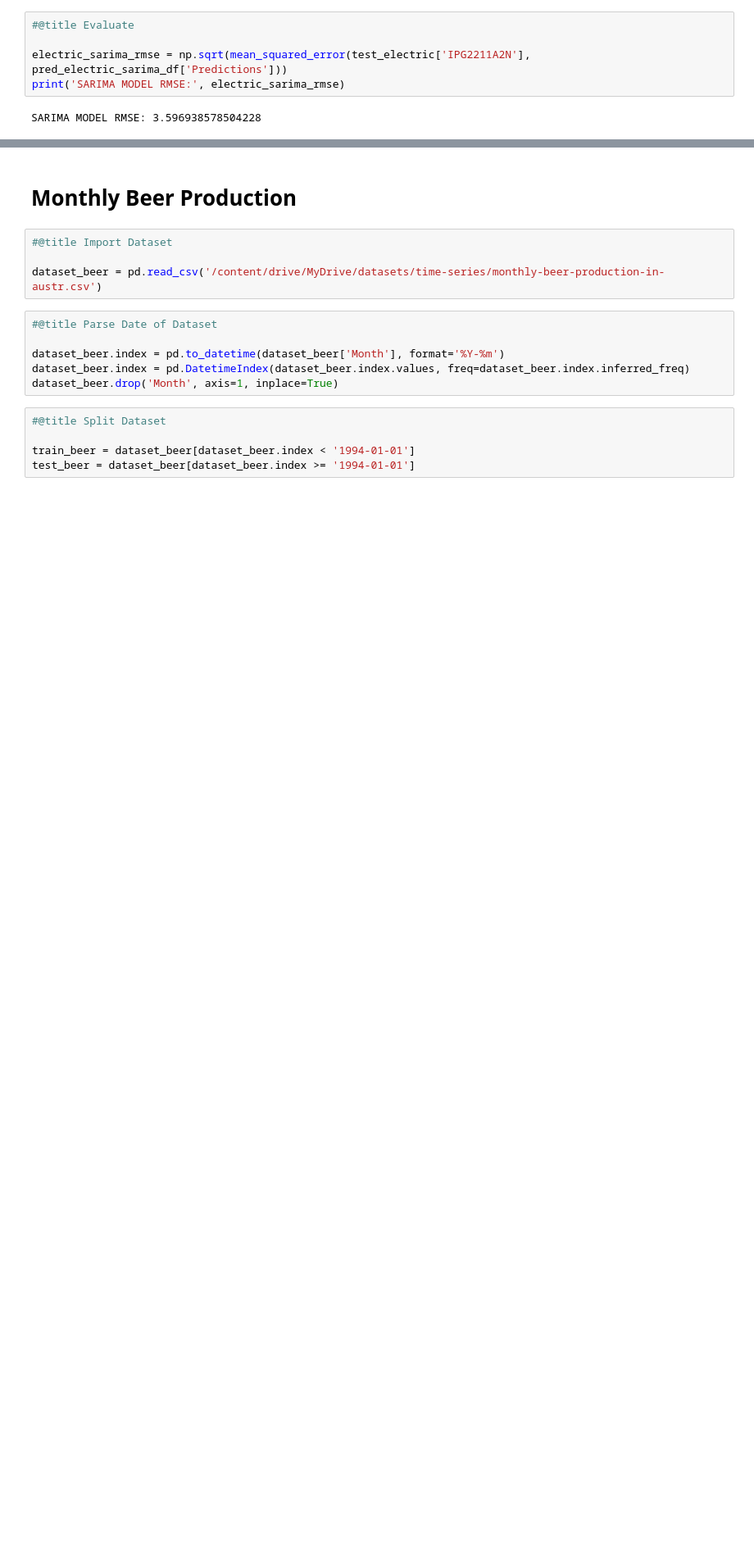
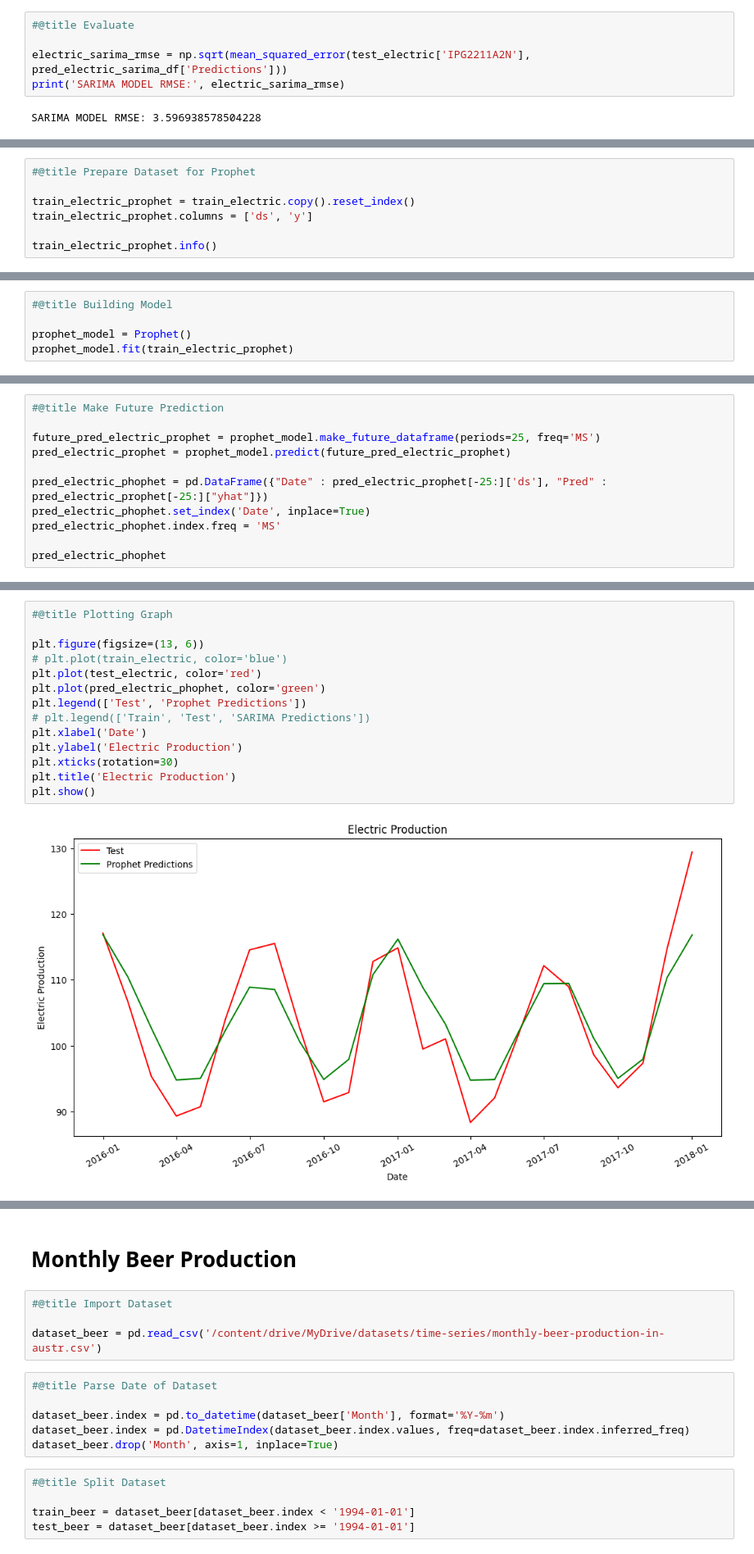
Before and after one commit to bluepsm/time-series-forecasting, a Jupyter notebook: time_series_forecasting.ipynb, the cells around one changed output, grey strips where cells are left out. Shown at 82% size. Cells and saved outputs as stored; diff of their text form; blank space fills up the shorter version.

```diff
--- a/time_series_forecasting.ipynb
+++ b/time_series_forecasting.ipynb
@@ -163,0 +168,7 @@ SARIMA MODEL RMSE: 3.596938578504228
+# %%
+#@title Prepare Dataset for Prophet
+
+train_electric_prophet = train_electric.copy().reset_index()
+train_electric_prophet.columns = ['ds', 'y']
+
+train_electric_prophet.info()
@@ -163,0 +185,5 @@ SARIMA MODEL RMSE: 3.596938578504228
+# %%
+#@title Building Model
+
+prophet_model = Prophet()
+prophet_model.fit(train_electric_prophet)
@@ -163,0 +203,11 @@ SARIMA MODEL RMSE: 3.596938578504228
+# %%
+#@title Make Future Prediction
+
+future_pred_electric_prophet = prophet_model.make_future_dataframe(periods=25, freq='MS')
+pred_electric_prophet = prophet_model.predict(future_pred_electric_prophet)
+
+pred_electric_phophet = pd.DataFrame({"Date" : pred_electric_prophet[-25:]['ds'], "Pred" : pred_electric_prophet[-25:]["yhat"]})
+pred_electric_phophet.set_index('Date', inplace=True)
+pred_electric_phophet.index.freq = 'MS'
+
+pred_electric_phophet
@@ -163,0 +233,16 @@ SARIMA MODEL RMSE: 3.596938578504228
+# %%
+#@title Plotting Graph
+
+plt.figure(figsize=(13, 6))
+# plt.plot(train_electric, color='blue')
+plt.plot(test_electric, color='red')
+plt.plot(pred_electric_phophet, color='green')
+plt.legend(['Test', 'Prophet Predictions'])
+# plt.legend(['Train', 'Test', 'SARIMA Predictions'])
+plt.xlabel('Date')
+plt.ylabel('Electric Production')
+plt.xticks(rotation=30)
+plt.title('Electric Production')
+plt.show()
+# %% [output]
+[figure, added]
```
Also changed, not shown: parts of 18 cells of this notebook.
